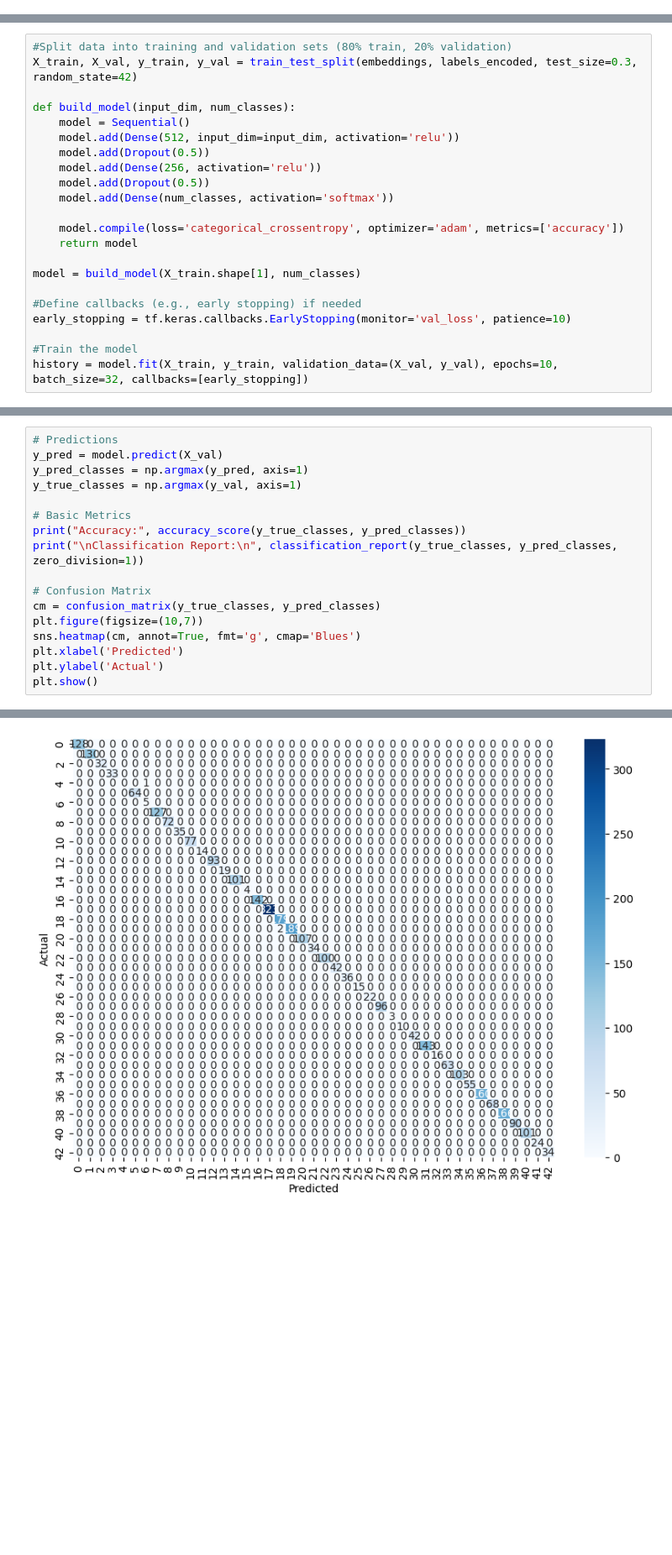
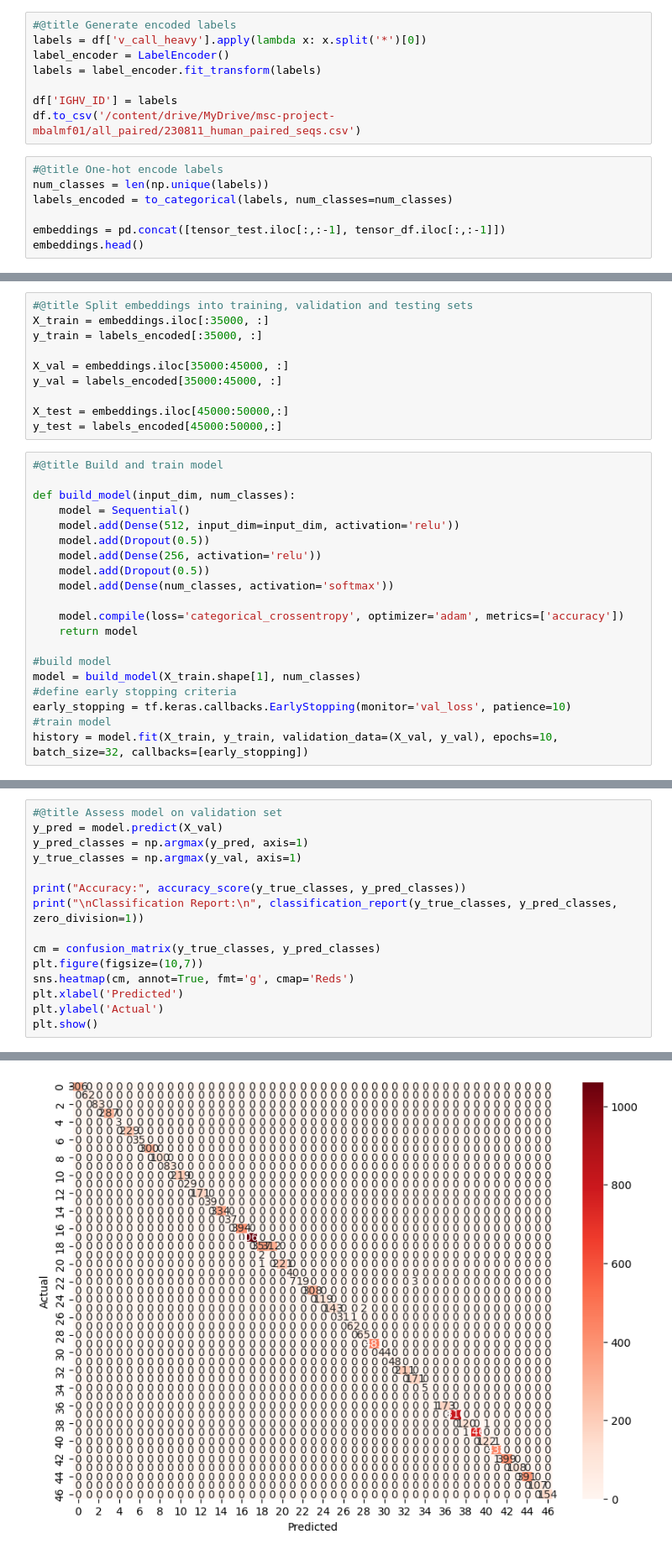
Before and after one commit to mbalmf01/LM-finetuning-for-Ab-design, a Jupyter notebook: notebooks/neural_network.ipynb, the cells around one changed output, grey strips where cells are left out. Shown: that part at 84% size. Saved outputs shown, nothing was run; the diff lists cells and outputs as text; blank space fills up the shorter version.

```diff
--- a/notebooks/neural_network.ipynb
+++ b/notebooks/neural_network.ipynb
@@ -48,0 +36,15 @@ test_labels_encoded = to_categorical(test_labels, num_classes=num_classes)
+# %%
+#@title Generate encoded labels
+labels = df['v_call_heavy'].apply(lambda x: x.split('*')[0])
+label_encoder = LabelEncoder()
+labels = label_encoder.fit_transform(labels)
+
+df['IGHV_ID'] = labels
+df.to_csv('/content/drive/MyDrive/msc-project-mbalmf01/all_paired/230811_human_paired_seqs.csv')
+# %%
+#@title One-hot encode labels
+num_classes = len(np.unique(labels))
+labels_encoded = to_categorical(labels, num_classes=num_classes)
+
+embeddings = pd.concat([tensor_test.iloc[:,:-1], tensor_df.iloc[:,:-1]])
+embeddings.head()
@@ -49,6 +59,15 @@ test_labels_encoded = to_categorical(test_labels, num_classes=num_classes)
+# %%
+#@title Split embeddings into training, validation and testing sets
+X_train = embeddings.iloc[:35000, :]
+y_train = labels_encoded[:35000, :]
+
+X_val = embeddings.iloc[35000:45000, :]
+y_val = labels_encoded[35000:45000, :]
+
+X_test = embeddings.iloc[45000:50000,:]
+y_test = labels_encoded[45000:50000,:]
 # %%
-#Split data into training and validation sets (80% train, 20% validation)
-X_train, X_val, y_train, y_val = train_test_split(embeddings, labels_encoded, test_size=0.3, random_state=42)
+#@title Build and train model
 
 def build_model(input_dim, num_classes):
     model = Sequential()
@@ -61,12 +80,11 @@ def build_model(input_dim, num_classes):
     model.compile(loss='categorical_crossentropy', optimizer='adam', metrics=['accuracy'])
     return model
 
+#build model
 model = build_model(X_train.shape[1], num_classes)
-
-#Define callbacks (e.g., early stopping) if needed
+#define early stopping criteria
 early_stopping = tf.keras.callbacks.EarlyStopping(monitor='val_loss', patience=10)
-
-#Train the model
+#train model
 history = model.fit(X_train, y_train, validation_data=(X_val, y_val), epochs=10, batch_size=32, callbacks=[early_stopping])
 # %% [output]
 Epoch 1/10
@@ -92,17 +110,15 @@ Epoch 10/10
 # %%
-# Predictions
+#@title Assess model on validation set
 y_pred = model.predict(X_val)
 y_pred_classes = np.argmax(y_pred, axis=1)
 y_true_classes = np.argmax(y_val, axis=1)
 
-# Basic Metrics
 print("Accuracy:", accuracy_score(y_true_classes, y_pred_classes))
 print("\nClassification Report:\n", classification_report(y_true_classes, y_pred_classes, zero_division=1))
 
-# Confusion Matrix
 cm = confusion_matrix(y_true_classes, y_pred_classes)
 plt.figure(figsize=(10,7))
-sns.heatmap(cm, annot=True, fmt='g', cmap='Blues')
+sns.heatmap(cm, annot=True, fmt='g', cmap='Reds')
 plt.xlabel('Predicted')
 plt.ylabel('Actual')
 plt.show()
@@ -127 +143 @@ weighted avg       1.00      1.00      1.00      3300
-[figure, old version]
+[figure, new version]
```
Also changed, not shown: parts of 12 cells of this notebook, 7 other files.
